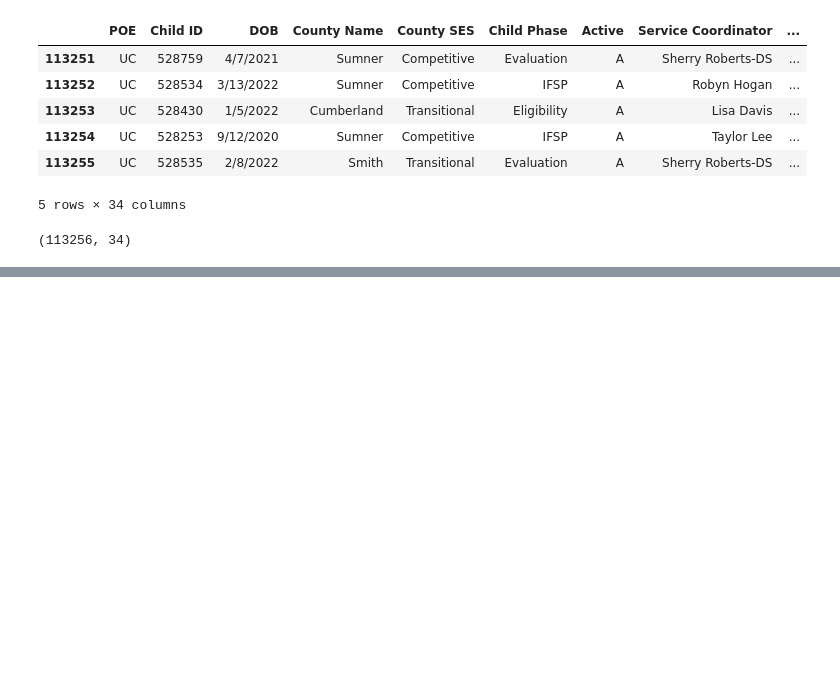
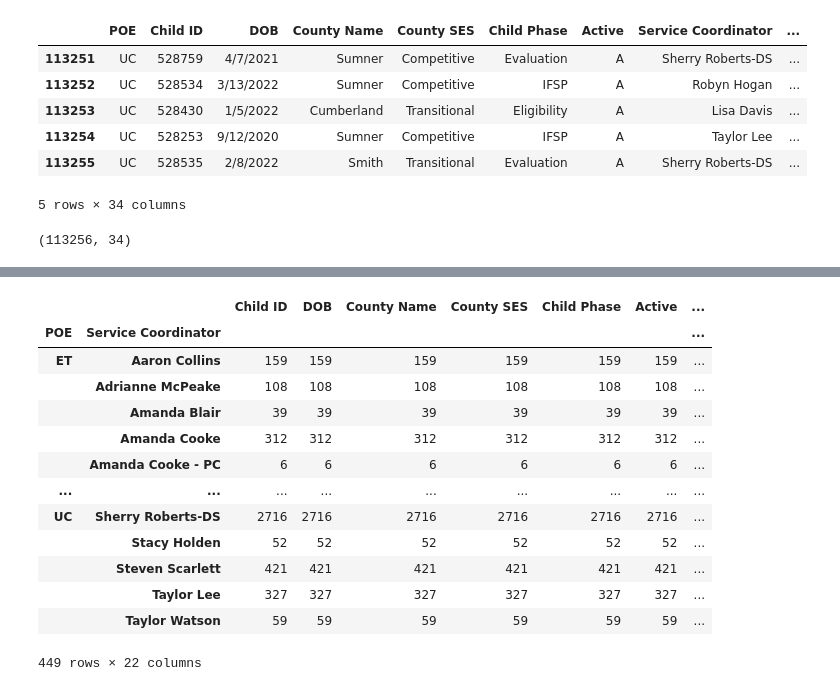
Before and after one commit to MylahKate/teis_project-scar, a Jupyter notebook: notebooks/scar_teis_mg.ipynb, the cells around one changed output, grey strips where cells are left out. Cells and saved outputs as stored; diff of their text form; code cells hidden in the pictures; blank space fills up the shorter version.

```diff
--- a/notebooks/scar_teis_mg.ipynb
+++ b/notebooks/scar_teis_mg.ipynb
@@ -35,0 +105,17 @@ teis_mon.shape
+# %%
+teis_mon2.groupby(["POE", "Service Coordinator"]).count()
+# %% [output]
+|  |  | Child ID | DOB | County Name | County SES | Child Phase | Active | ... |
+| POE | Service Coordinator |  |  |  |  |  |  | ... |
+| ET | Aaron Collins | 159 | 159 | 159 | 159 | 159 | 159 | ... |
+|  | Adrianne McPeake | 108 | 108 | 108 | 108 | 108 | 108 | ... |
+|  | Amanda Blair | 39 | 39 | 39 | 39 | 39 | 39 | ... |
+|  | Amanda Cooke | 312 | 312 | 312 | 312 | 312 | 312 | ... |
+|  | Amanda Cooke - PC | 6 | 6 | 6 | 6 | 6 | 6 | ... |
+| ... | ... | ... | ... | ... | ... | ... | ... | ... |
+| UC | Sherry Roberts-DS | 2716 | 2716 | 2716 | 2716 | 2716 | 2716 | ... |
+|  | Stacy Holden | 52 | 52 | 52 | 52 | 52 | 52 | ... |
+|  | Steven Scarlett | 421 | 421 | 421 | 421 | 421 | 421 | ... |
+|  | Taylor Lee | 327 | 327 | 327 | 327 | 327 | 327 | ... |
+|  | Taylor Watson | 59 | 59 | 59 | 59 | 59 | 59 | ... |
+449 rows × 22 columns
```
Also changed, not shown: parts of 14 cells of this notebook, 3 other files.
